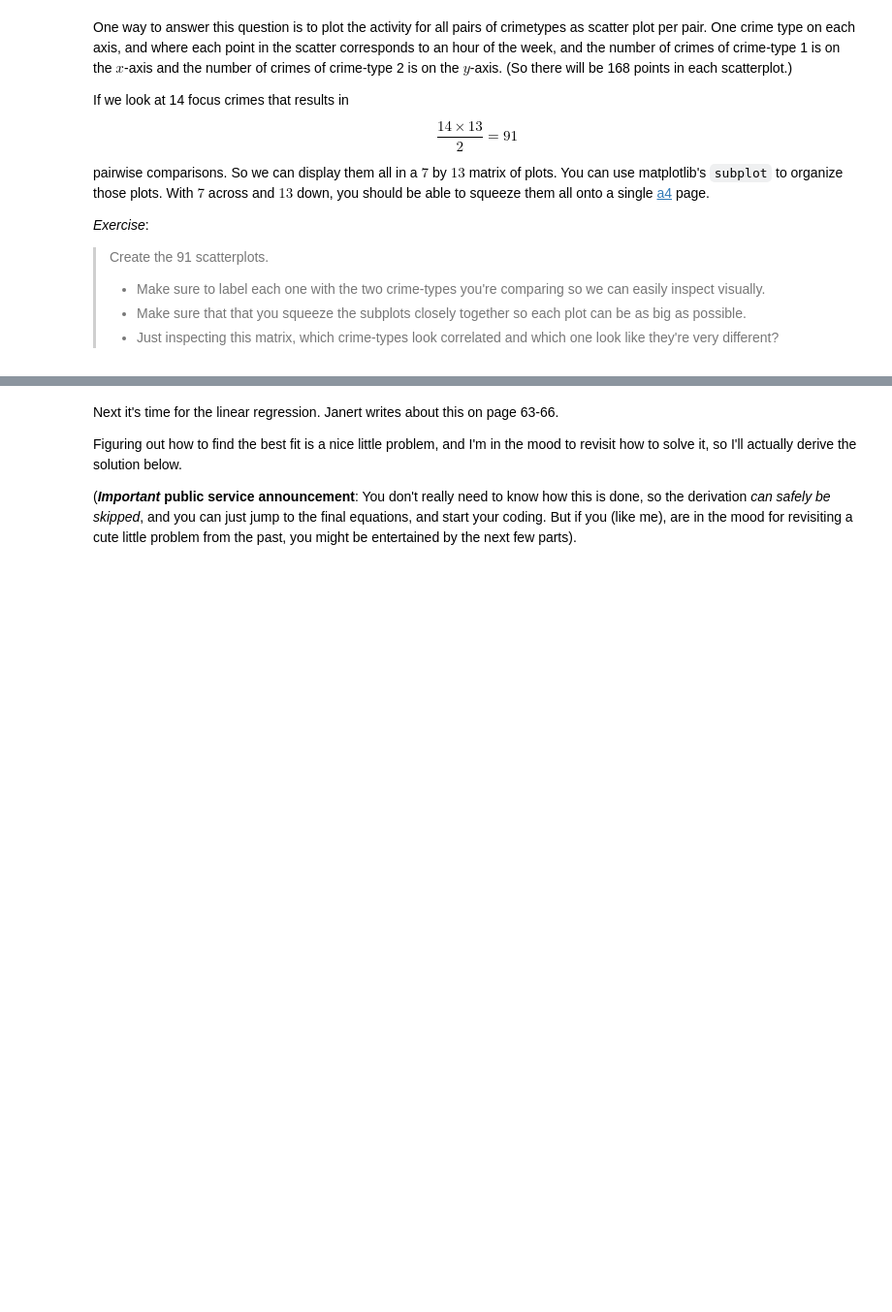
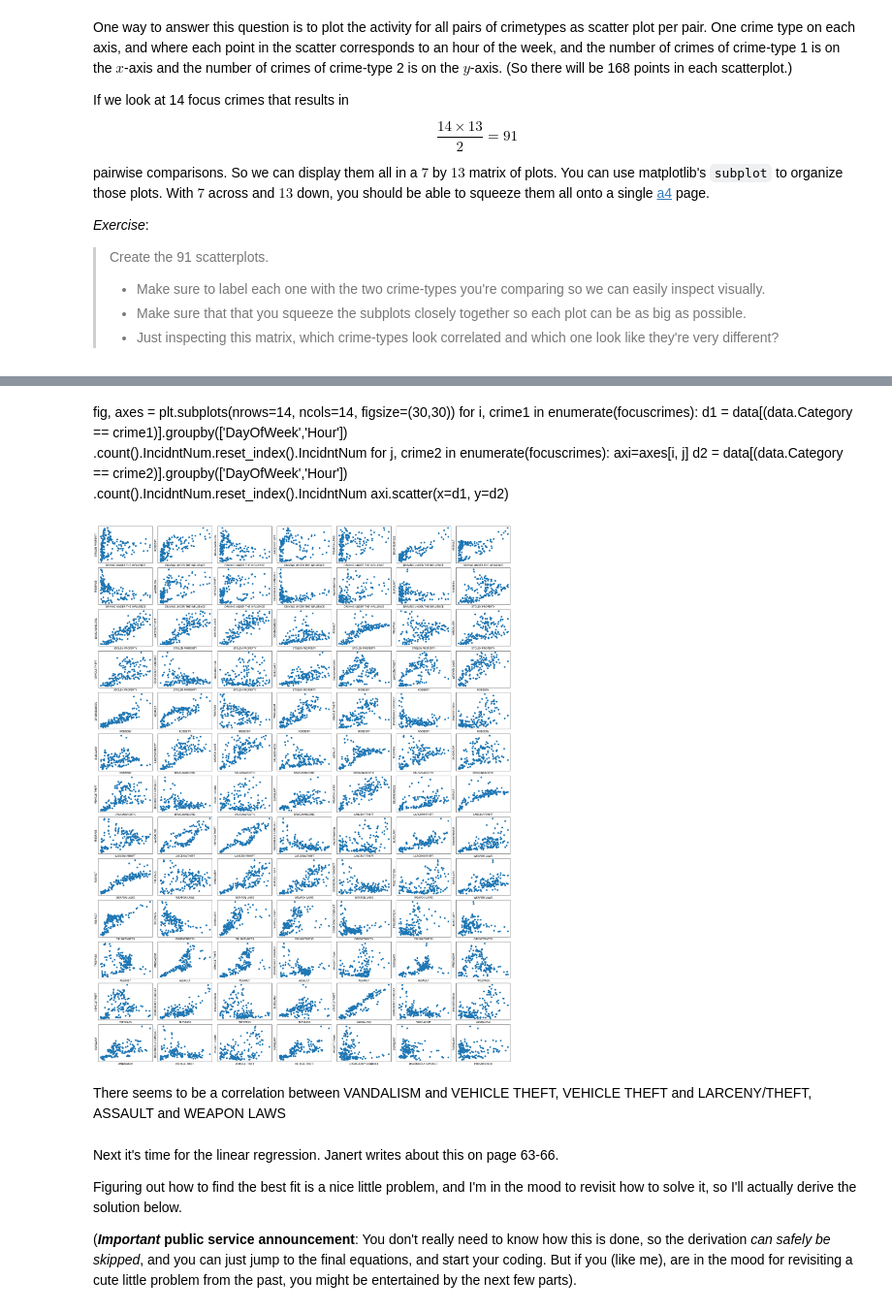
Before and after one commit to IncioMan/socialdata, a Jupyter notebook: Week5/Alex.ipynb, the cells around one changed output, grey strips where cells are left out. Shown at 97% size. Drawn from its saved outputs; the diff is of its cells as text; code cells hidden in the pictures; blank space fills up the shorter version.

Commit message:
week5

```diff
--- a/Week5/Alex.ipynb
+++ b/Week5/Alex.ipynb
@@ -74,3 +127,9 @@ Ok. Let's briefly talk about logarithms and logarithimic plots (if you take my n
 >   - Step 4: Plot the distribution of $k+1$ vs $N(k)$ on linear axes.
 >   - Step 5: Plot the distribution of $k+1$ vs $N(k)$ on loglog axes.
 >   - Step 6: Answer the question: Was Sune correct in assuming that there is a power-law distribution of theft?
+# %%
+step = 0.01
+to_bin = lambda x: np.floor(x / step) * step
+data["latbin"] = data.X.map(to_bin)
+data["lonbin"] = data.Y.map(to_bin)
+groups = data[data.Category=='LARCENY/THEFT'].groupby(by=["latbin", "lonbin"]).count().IncidntNum.sort_values()
@@ -97,3 +172,8 @@ pairwise comparisons. So we can display them all in a $7$ by $13$ matrix of plot
 > * Make sure to label each one with the two crime-types you're comparing so we can easily inspect visually.
 > * Make sure that that you squeeze the subplots closely together so each plot can be as big as possible.
 > * Just inspecting this matrix, which crime-types look correlated and which one look like they're very different?
+# %%
+data.Date = pd.to_datetime(data.Date)
+data['Hour'] = pd.to_datetime(data.Time).dt.hour
+data['DayOfWeek'] = data.Date.dt.dayofweek
+data.head()
@@ -100,3 +187,41 @@ pairwise comparisons. So we can display them all in a $7$ by $13$ matrix of plot
+# %% [markdown]
+fig, axes = plt.subplots(nrows=14, ncols=14, figsize=(30,30))
+for i, crime1 in enumerate(focuscrimes):
+    d1 = data[(data.Category == crime1)].groupby(['DayOfWeek','Hour'])\
+        .count().IncidntNum.reset_index().IncidntNum
+    for j, crime2 in enumerate(focuscrimes):
+        axi=axes[i, j]
+        d2 = data[(data.Category == crime2)].groupby(['DayOfWeek','Hour'])\
+            .count().IncidntNum.reset_index().IncidntNum
+        axi.scatter(x=d1, y=d2)
+# %%
+fig, axes = plt.subplots(nrows=13, ncols=7, figsize=(30,40))
+fig.subplots_adjust(hspace=0.13, wspace=0.1)
+visited_crimes = set()
+
+j = 0
+for crime1 in focuscrimes:
+    visited_crimes.add(crime1)
+    d1 = data[(data.Category == crime1)].groupby(['DayOfWeek','Hour'])\
+        .count().IncidntNum.reset_index().IncidntNum
+
+    for crime2 in focuscrimes:
+        if(crime2 in visited_crimes):
+            continue
+        axi=axes[int(j/7), j%7]
+        j += 1
+        d2 = data[(data.Category == crime2)].groupby(['DayOfWeek','Hour'])\
+            .count().IncidntNum.reset_index().IncidntNum
+        axi.scatter(x=d1, y=d2)
+        axi.set_xlabel(crime1)
+        axi.set_ylabel(crime2)
+        t = axi.get_xticklabels()
+        axi.get_xaxis().set_ticks([])
+        axi.get_yaxis().set_ticks([])
+# %% [output]
+[figure, added]
+# %% [markdown]
+There seems to be a correlation between VANDALISM and VEHICLE THEFT, VEHICLE THEFT and LARCENY/THEFT, ASSAULT and WEAPON LAWS
 # %% [markdown]
 Next it's time for the linear regression. Janert writes about this on page 63-66.
 
```
Also changed, not shown: parts of 17 cells of this notebook.
